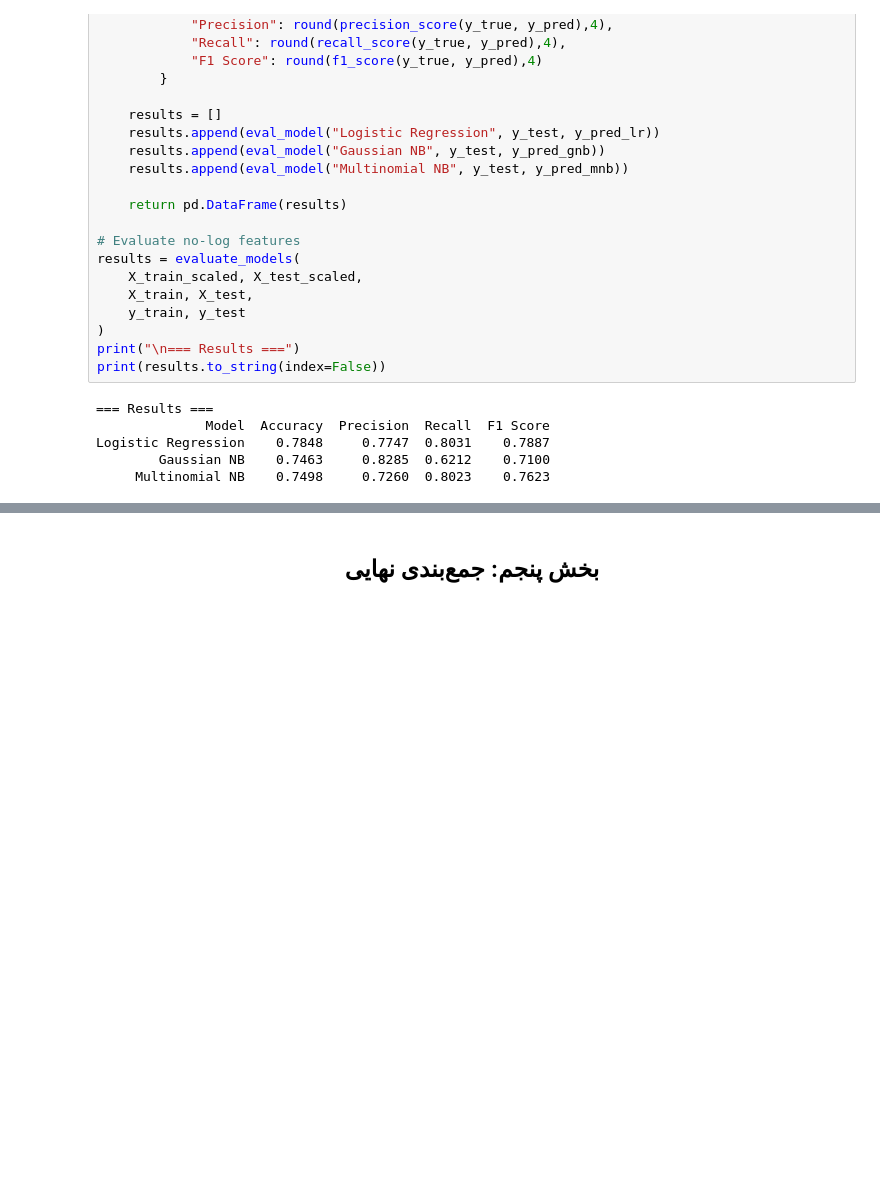
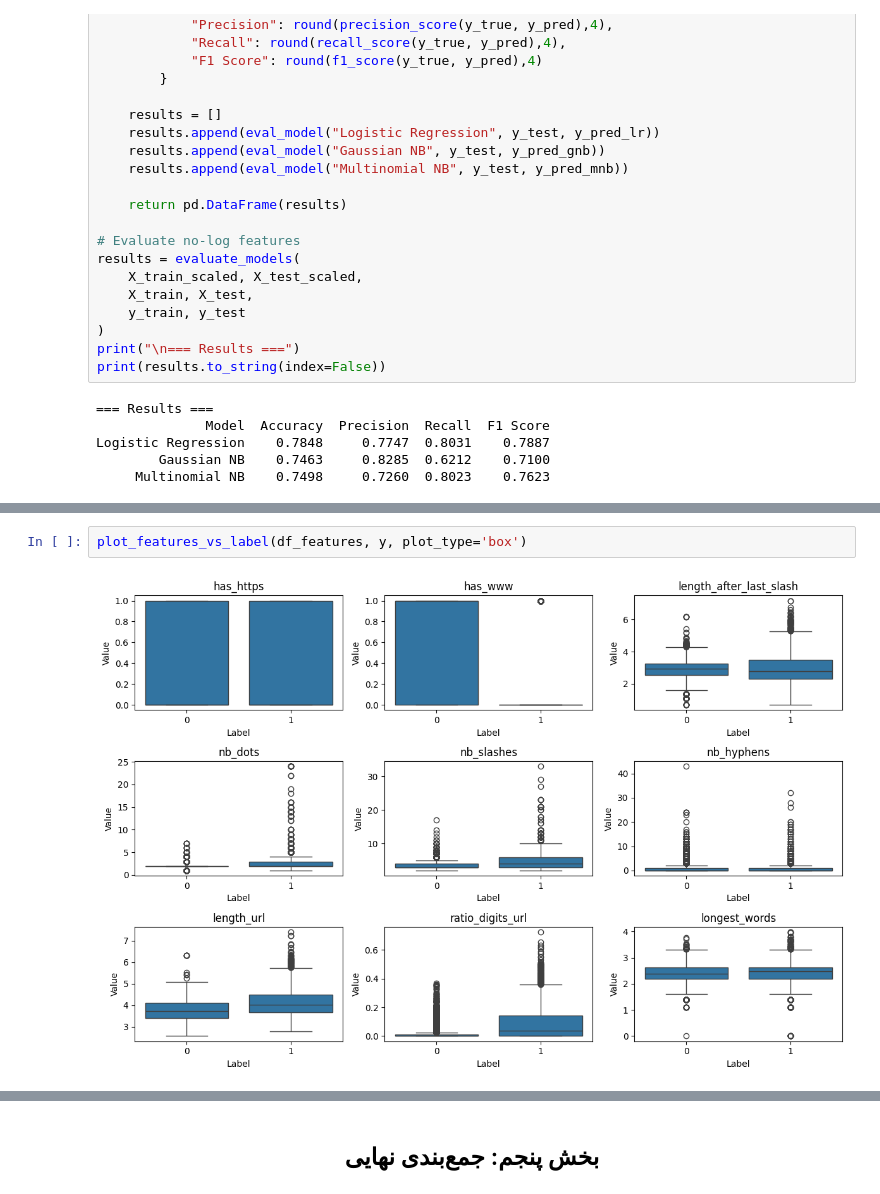
Before and after one commit to NavidAdib98/NLP___spam-detection__URL-phishing-detection, a Jupyter notebook: NLP_HW2.ipynb, the cells around one changed output, grey strips where cells are left out. Saved outputs shown, nothing was run; the diff lists cells and outputs as text; blank space fills up the shorter version.

```diff
--- a/NLP_HW2.ipynb
+++ b/NLP_HW2.ipynb
@@ -1614,0 +1768,4 @@ Logistic Regression    0.7848     0.7747  0.8031    0.7887
+# %%
+plot_features_vs_label(df_features, y, plot_type='box')
+# %% [output]
+[figure, added]
```
Also changed, not shown: parts of 8 cells of this notebook, 1 other file.
